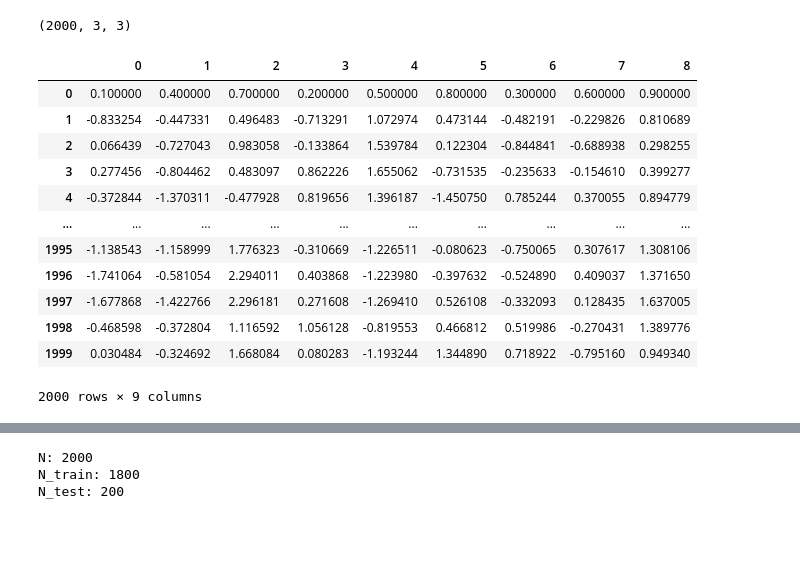
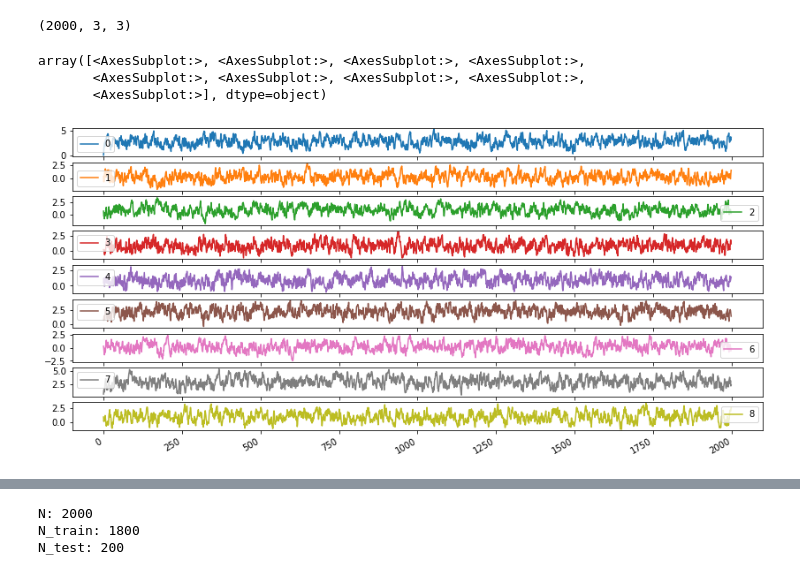
Before and after one commit to VintageDesign/multi_linear_research, a Jupyter notebook: jackson/Docs&Code/L-TVAR/ltar_class.ipynb, the cells around one changed output, grey strips where cells are left out. Saved outputs shown, nothing was run; the diff lists cells and outputs as text; code cells hidden in the pictures; blank space fills up the shorter version.

```diff
--- a/jackson/Docs&Code/L-TVAR/ltar_class.ipynb
+++ b/jackson/Docs&Code/L-TVAR/ltar_class.ipynb
@@ -55,18 +75,9 @@ data_tensor.shape
 (2000, 3, 3)
 # %%
 vectorized = pd.DataFrame(jts.tensor_to_vector(data_tensor))
-vectorized
+vectorized.plot(figsize = (14, 7), subplots = True)
 # %% [output]
-|  | 0 | 1 | 2 | 3 | 4 | 5 | 6 | 7 | 8 |
-| 0 | 0.100000 | 0.400000 | 0.700000 | 0.200000 | 0.500000 | 0.800000 | 0.300000 | 0.600000 | 0.900000 |
-| 1 | -0.833254 | -0.447331 | 0.496483 | -0.713291 | 1.072974 | 0.473144 | -0.482191 | -0.229826 | 0.810689 |
-| 2 | 0.066439 | -0.727043 | 0.983058 | -0.133864 | 1.539784 | 0.122304 | -0.844841 | -0.688938 | 0.298255 |
-| 3 | 0.277456 | -0.804462 | 0.483097 | 0.862226 | 1.655062 | -0.731535 | -0.235633 | -0.154610 | 0.399277 |
-| 4 | -0.372844 | -1.370311 | -0.477928 | 0.819656 | 1.396187 | -1.450750 | 0.785244 | 0.370055 | 0.894779 |
-| ... | ... | ... | ... | ... | ... | ... | ... | ... | ... |
-| 1995 | -1.138543 | -1.158999 | 1.776323 | -0.310669 | -1.226511 | -0.080623 | -0.750065 | 0.307617 | 1.308106 |
-| 1996 | -1.741064 | -0.581054 | 2.294011 | 0.403868 | -1.223980 | -0.397632 | -0.524890 | 0.409037 | 1.371650 |
-| 1997 | -1.677868 | -1.422766 | 2.296181 | 0.271608 | -1.269410 | 0.526108 | -0.332093 | 0.128435 | 1.637005 |
-| 1998 | -0.468598 | -0.372804 | 1.116592 | 1.056128 | -0.819553 | 0.466812 | 0.519986 | -0.270431 | 1.389776 |
-| 1999 | 0.030484 | -0.324692 | 1.668084 | 0.080283 | -1.193244 | 1.344890 | 0.718922 | -0.795160 | 0.949340 |
-2000 rows × 9 columns
+array([<AxesSubplot:>, <AxesSubplot:>, <AxesSubplot:>, <AxesSubplot:>,
+       <AxesSubplot:>, <AxesSubplot:>, <AxesSubplot:>, <AxesSubplot:>,
+       <AxesSubplot:>], dtype=object)
+[figure, added]
```
Also changed, not shown: parts of 12 cells of this notebook, 6 other files.
